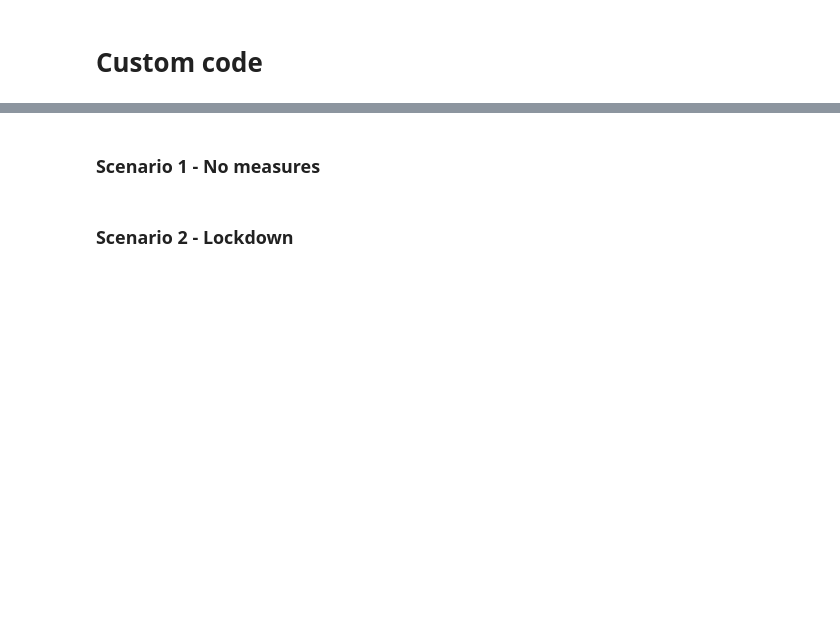
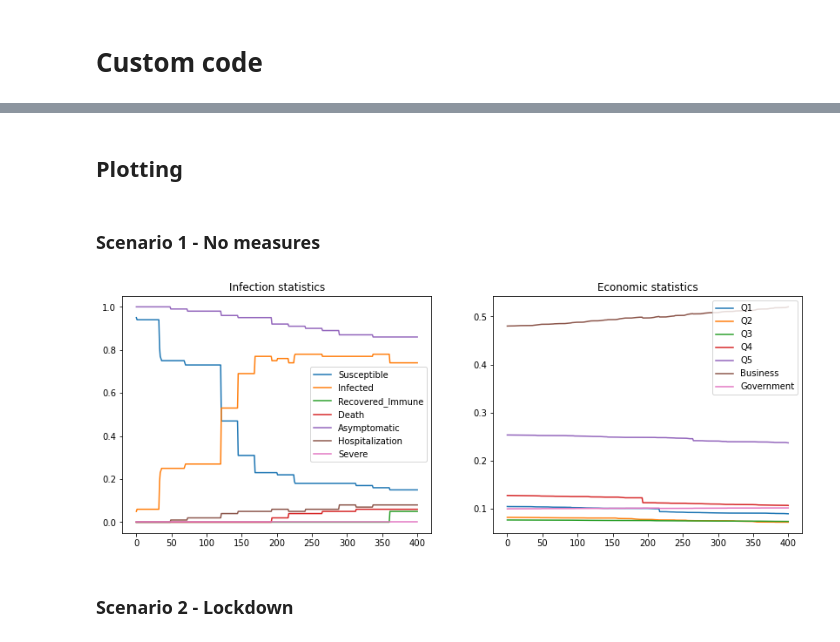
Before and after one commit to zebleck/aml_project, a Jupyter notebook: covid_abs/COVID_ABS_An_Agent_Based_Model_of_COVID_19_Epidemic_to_Simulate_Health_and_Economic_Effects_of_Social_Distancing_Interventions.ipynb, the cells around one changed output, grey strips where cells are left out. Saved outputs shown, nothing was run; the diff lists cells and outputs as text; code cells hidden in the pictures; blank space fills up the shorter version.

```diff
--- a/covid_abs/COVID_ABS_An_Agent_Based_Model_of_COVID_19_Epidemic_to_Simulate_Health_and_Economic_Effects_of_Social_Distancing_Interventions.ipynb
+++ b/covid_abs/COVID_ABS_An_Agent_Based_Model_of_COVID_19_Epidemic_to_Simulate_Health_and_Economic_Effects_of_Social_Distancing_Interventions.ipynb
@@ -145,3 +314,5 @@ global_parameters = dict(
+# %% [markdown]
+## Plotting
 # %%
 from covid_abs.no_graphics import  *
 import matplotlib as pyplot
@@ -169,19 +359,25 @@ def plot_statistics(stats):
 # %% [markdown]
 ### Scenario 1 - No measures
 # %%
-scenario1 = dict(
-    name='scenario1',
-    initial_infected_perc=.05,
-    initial_immune_perc=.00,
-    contagion_distance=1.,
-    callbacks={'on_execute': lambda x: sleep(x) }
-)
+def initialize_scenario(initial_infected_perc=.05):
+
+    return dict(
+            name='train_scenario',
+            initial_infected_perc=initial_infected_perc,
+            initial_immune_perc=.00,
+            contagion_distance=1.,
+            callbacks={'on_execute': lambda x: sleep(x) }
+            )
 # %%
+scenario1 = initialize_scenario()
+
 sim = GraphSimulation(**{**global_parameters, **scenario1})
 
 statistics = execute_simulation(sim, iterations=400)
 
 plot_statistics(statistics)
+# %% [output]
+[figure, added]
 # %% [markdown]
 ### Scenario 2 - Lockdown
 # %%
```
Also changed, not shown: parts of 15 cells of this notebook, 4 other files.
